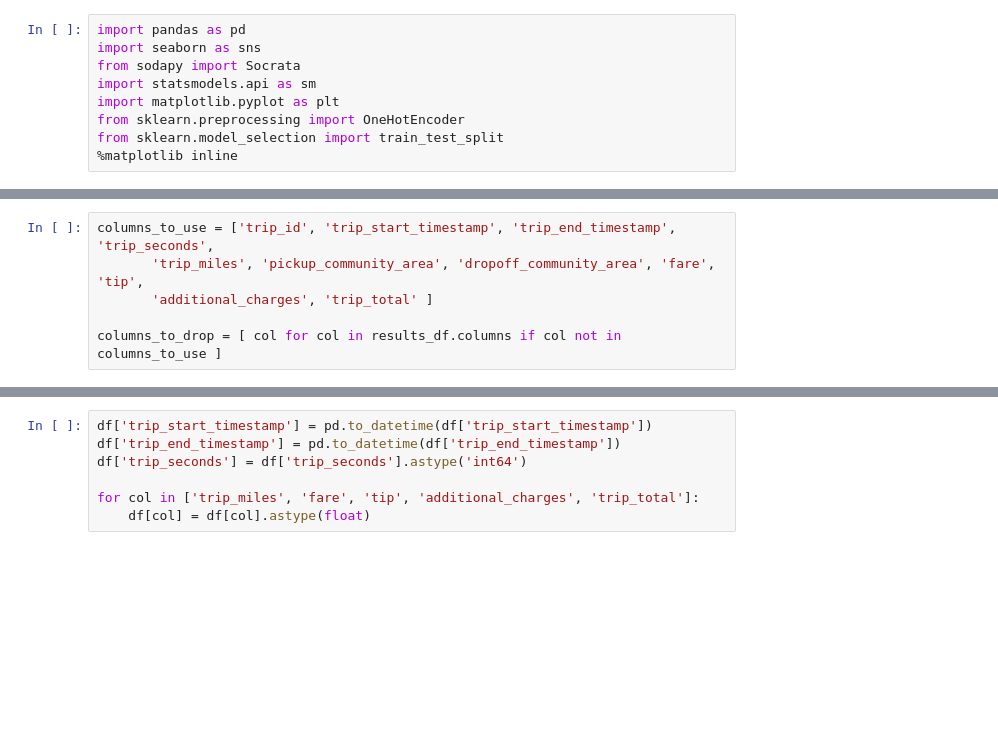
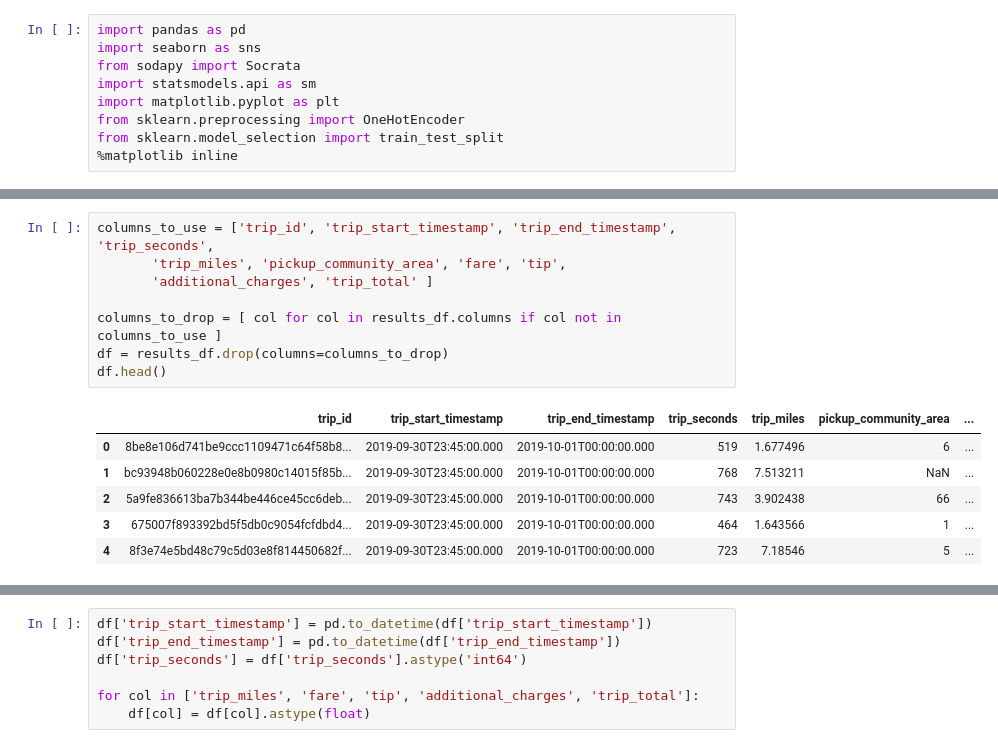
Before and after one commit to muoyo/chicago-ridesharing, a Jupyter notebook: notebooks/rideshare_EDA.ipynb, the cells around one changed output, grey strips where cells are left out. Saved outputs shown, nothing was run; the diff lists cells and outputs as text; blank space fills up the shorter version.

```diff
--- a/notebooks/rideshare_EDA.ipynb
+++ b/notebooks/rideshare_EDA.ipynb
@@ -85,7 +85,16 @@ Index(['trip_id', 'trip_start_timestamp', 'trip_end_timestamp', 'trip_seconds',
       dtype='object')
 # %%
 columns_to_use = ['trip_id', 'trip_start_timestamp', 'trip_end_timestamp', 'trip_seconds',
-       'trip_miles', 'pickup_community_area', 'dropoff_community_area', 'fare', 'tip',
+       'trip_miles', 'pickup_community_area', 'fare', 'tip',
        'additional_charges', 'trip_total' ]
 
 columns_to_drop = [ col for col in results_df.columns if col not in columns_to_use ]
+df = results_df.drop(columns=columns_to_drop)
+df.head()
+# %% [output]
+|  | trip_id | trip_start_timestamp | trip_end_timestamp | trip_seconds | trip_miles | pickup_community_area | ... |
+| 0 | 8be8e106d741be9ccc1109471c64f58b8... | 2019-09-30T23:45:00.000 | 2019-10-01T00:00:00.000 | 519 | 1.677496 | 6 | ... |
+| 1 | bc93948b060228e0e8b0980c14015f85b... | 2019-09-30T23:45:00.000 | 2019-10-01T00:00:00.000 | 768 | 7.513211 | NaN | ... |
+| 2 | 5a9fe836613ba7b344be446ce45cc6deb... | 2019-09-30T23:45:00.000 | 2019-10-01T00:00:00.000 | 743 | 3.902438 | 66 | ... |
+| 3 | 675007f893392bd5f5db0c9054fcfdbd4... | 2019-09-30T23:45:00.000 | 2019-10-01T00:00:00.000 | 464 | 1.643566 | 1 | ... |
+| 4 | 8f3e74e5bd48c79c5d03e8f814450682f... | 2019-09-30T23:45:00.000 | 2019-10-01T00:00:00.000 | 723 | 7.18546 | 5 | ... |
```
Also changed, not shown: parts of 15 cells of this notebook.
